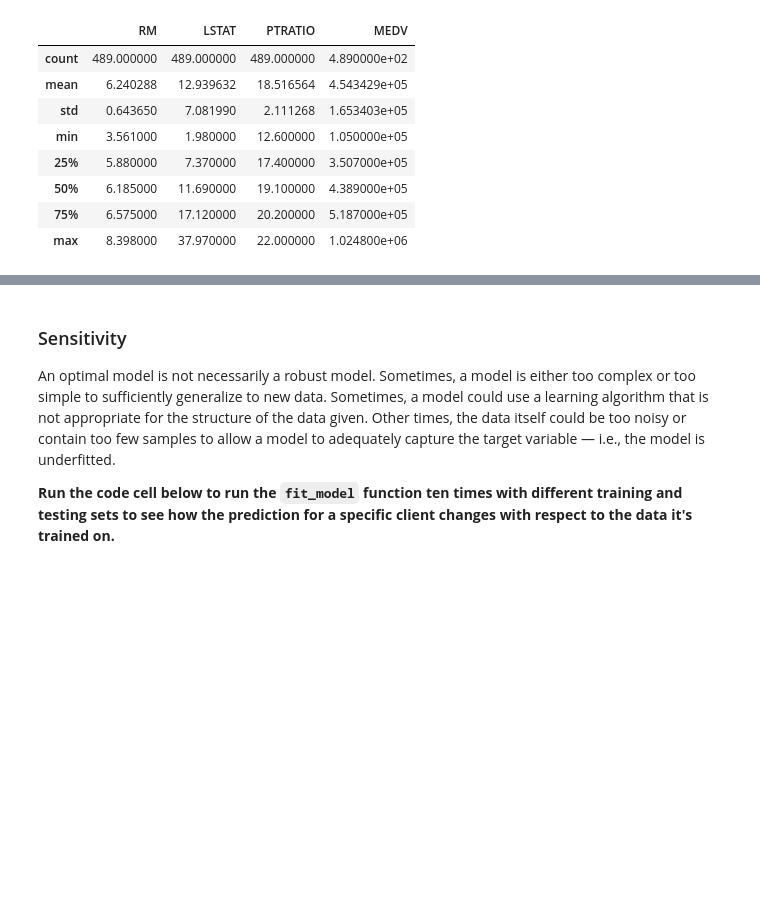
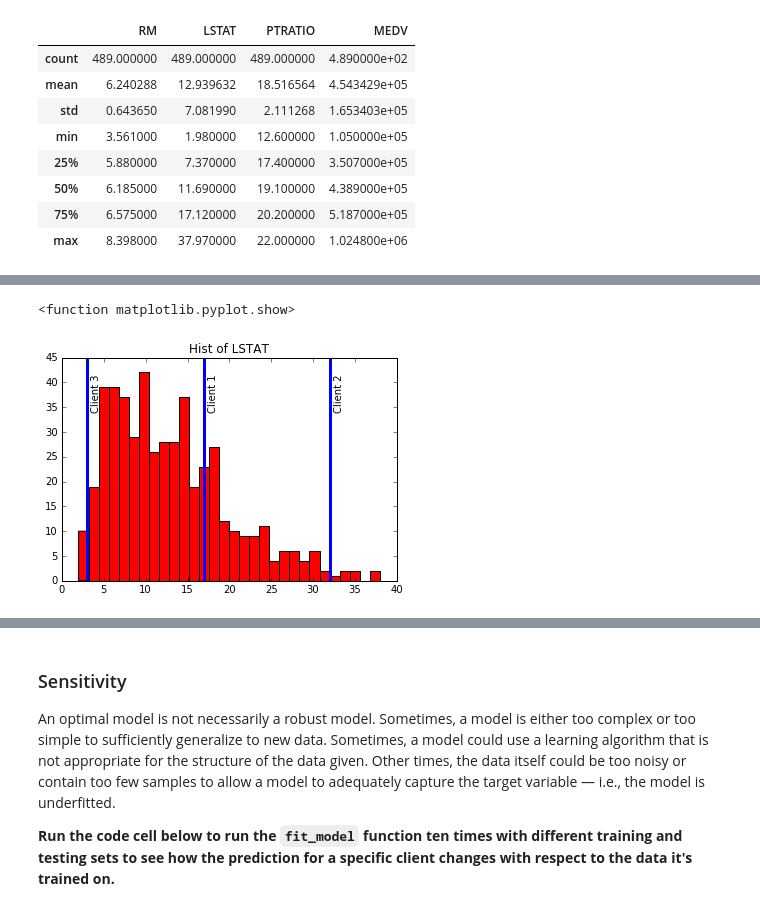
Before and after one commit to cautree/Boston_housing, a Jupyter notebook: boston_housing.ipynb, the cells around one changed output, grey strips where cells are left out. Cells and saved outputs as stored; diff of their text form; code cells hidden in the pictures; blank space fills up the shorter version.

```diff
--- a/boston_housing.ipynb
+++ b/boston_housing.ipynb
@@ -444,0 +496,10 @@ data.describe()
+# %%
+plt.hist(data.LSTAT, color='r',bins = 30)
+for i, lstat in enumerate(client_data_np[:,1]):
+    plt.axvline(lstat, lw = 3)
+    plt.text(lstat+0.5, 40,'Client '+str(i+1), rotation=90)
+plt.title("Hist of LSTAT")
+plt.show
+# %% [output]
+<function matplotlib.pyplot.show>
+[figure, added]
```
Also changed, not shown: parts of 14 cells of this notebook, 2 other files.
